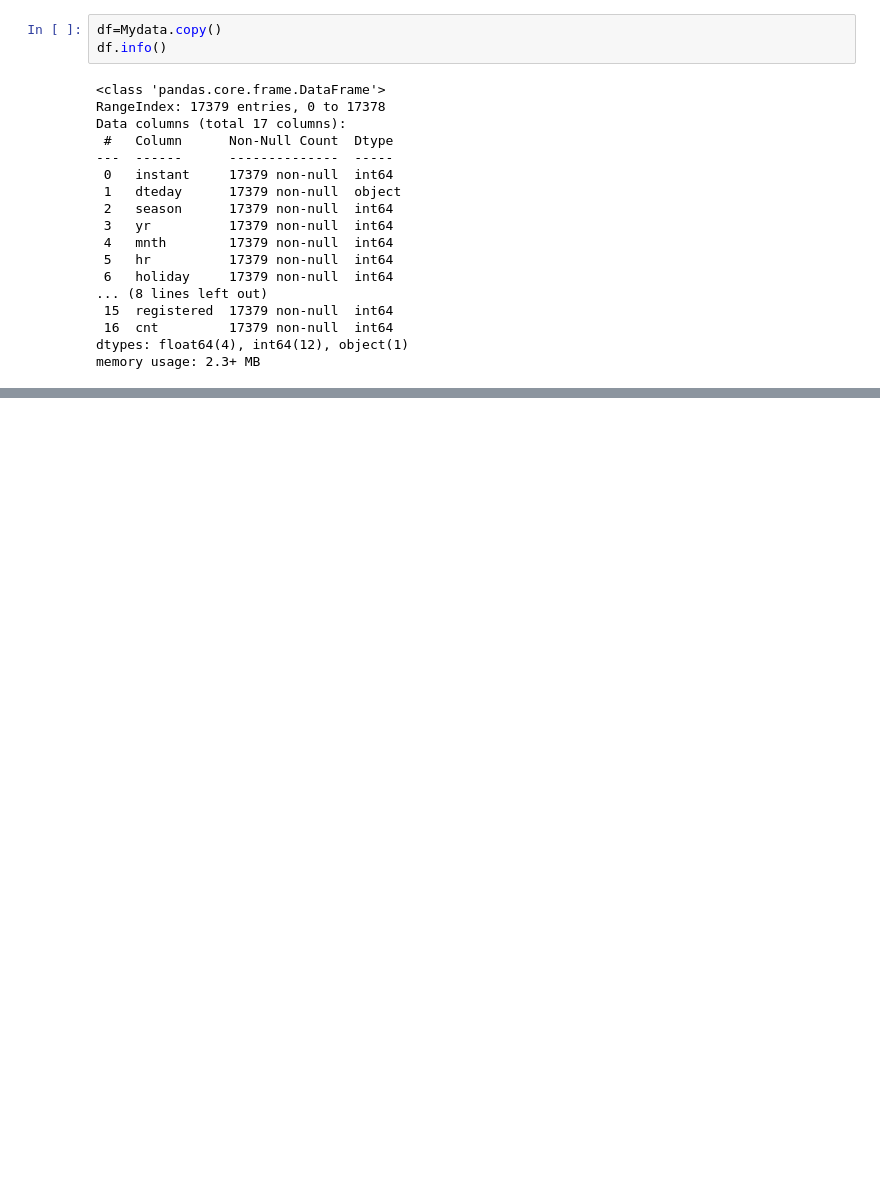
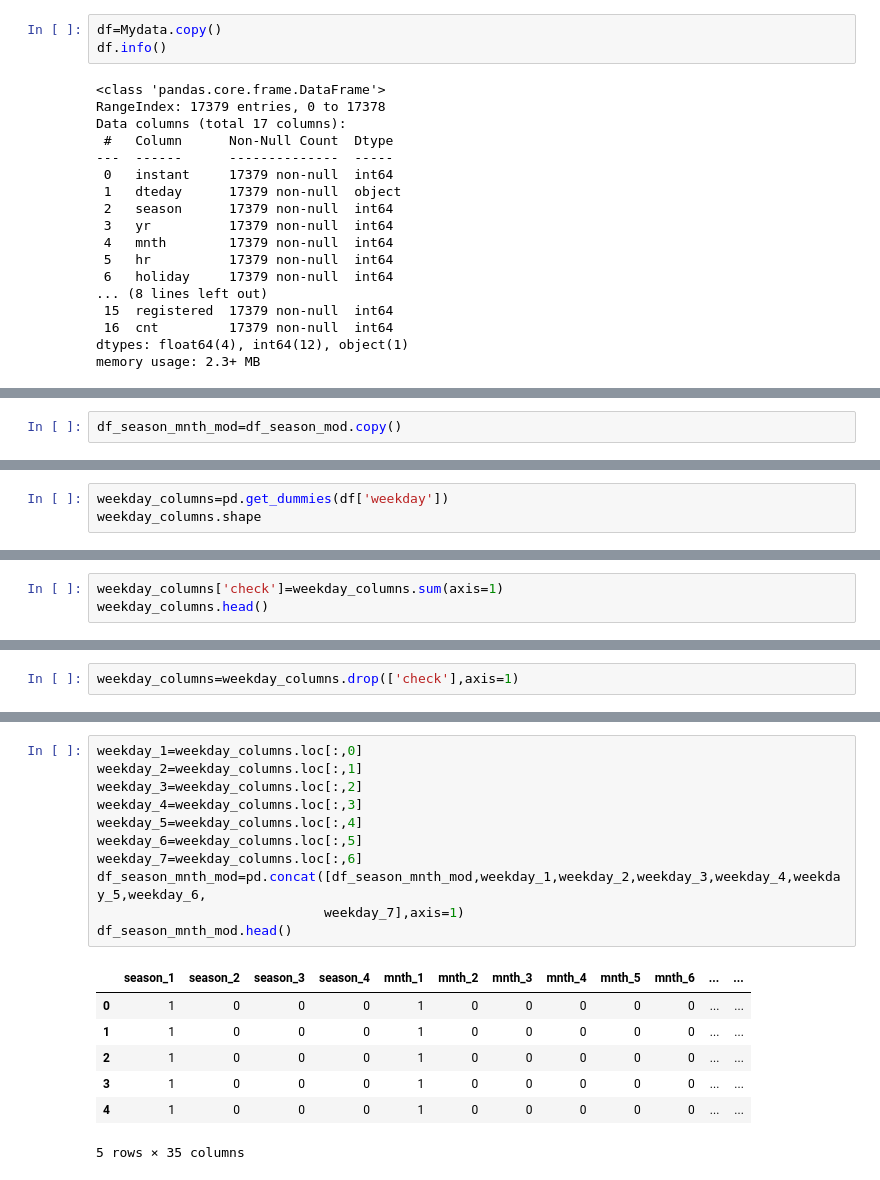
Before and after one commit to MasoudMoeini/Bike-Sharing-Dataset-Analysis, a Jupyter notebook: BikeSharing_data_preprocessing.ipynb, the cells around one changed output, grey strips where cells are left out. Cells and saved outputs as stored; diff of their text form; blank space fills up the shorter version.

```diff
--- a/BikeSharing_data_preprocessing.ipynb
+++ b/BikeSharing_data_preprocessing.ipynb
@@ -36,0 +289,2 @@ memory usage: 2.3+ MB
+# %%
+df_season_mnth_mod=df_season_mod.copy()
@@ -36,0 +308,3 @@ memory usage: 2.3+ MB
+# %%
+weekday_columns=pd.get_dummies(df['weekday'])
+weekday_columns.shape
@@ -36,0 +313,3 @@ memory usage: 2.3+ MB
+# %%
+weekday_columns['check']=weekday_columns.sum(axis=1)
+weekday_columns.head()
@@ -36,0 +327,2 @@ memory usage: 2.3+ MB
+# %%
+weekday_columns=weekday_columns.drop(['check'],axis=1)
@@ -36,0 +338,19 @@ memory usage: 2.3+ MB
+# %%
+weekday_1=weekday_columns.loc[:,0]
+weekday_2=weekday_columns.loc[:,1]
+weekday_3=weekday_columns.loc[:,2]
+weekday_4=weekday_columns.loc[:,3]
+weekday_5=weekday_columns.loc[:,4]
+weekday_6=weekday_columns.loc[:,5]
+weekday_7=weekday_columns.loc[:,6]
+df_season_mnth_mod=pd.concat([df_season_mnth_mod,weekday_1,weekday_2,weekday_3,weekday_4,weekday_5,weekday_6,
+                             weekday_7],axis=1)
+df_season_mnth_mod.head()
+# %% [output]
+|  | season_1 | season_2 | season_3 | season_4 | mnth_1 | mnth_2 | mnth_3 | mnth_4 | mnth_5 | mnth_6 | ... | ... |
+| 0 | 1 | 0 | 0 | 0 | 1 | 0 | 0 | 0 | 0 | 0 | ... | ... |
+| 1 | 1 | 0 | 0 | 0 | 1 | 0 | 0 | 0 | 0 | 0 | ... | ... |
+| 2 | 1 | 0 | 0 | 0 | 1 | 0 | 0 | 0 | 0 | 0 | ... | ... |
+| 3 | 1 | 0 | 0 | 0 | 1 | 0 | 0 | 0 | 0 | 0 | ... | ... |
+| 4 | 1 | 0 | 0 | 0 | 1 | 0 | 0 | 0 | 0 | 0 | ... | ... |
+5 rows × 35 columns
```
Also changed, not shown: parts of 77 cells of this notebook, 1 other file.
